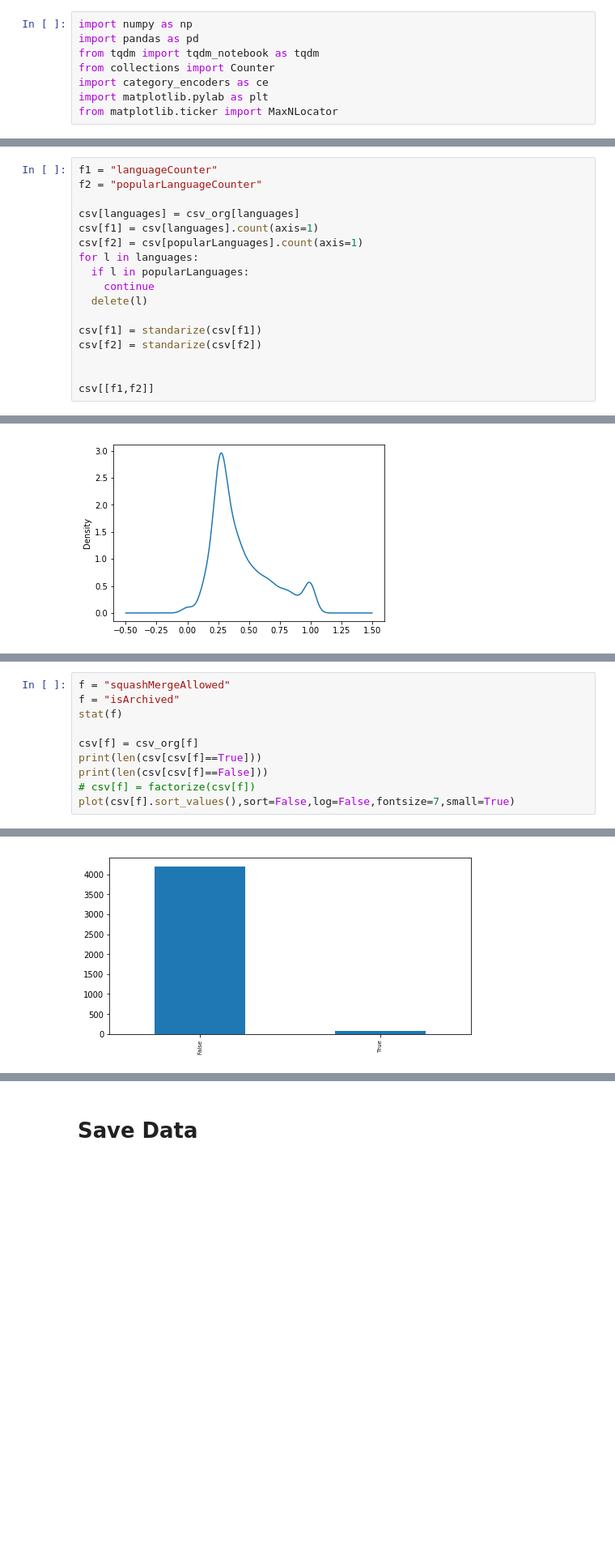
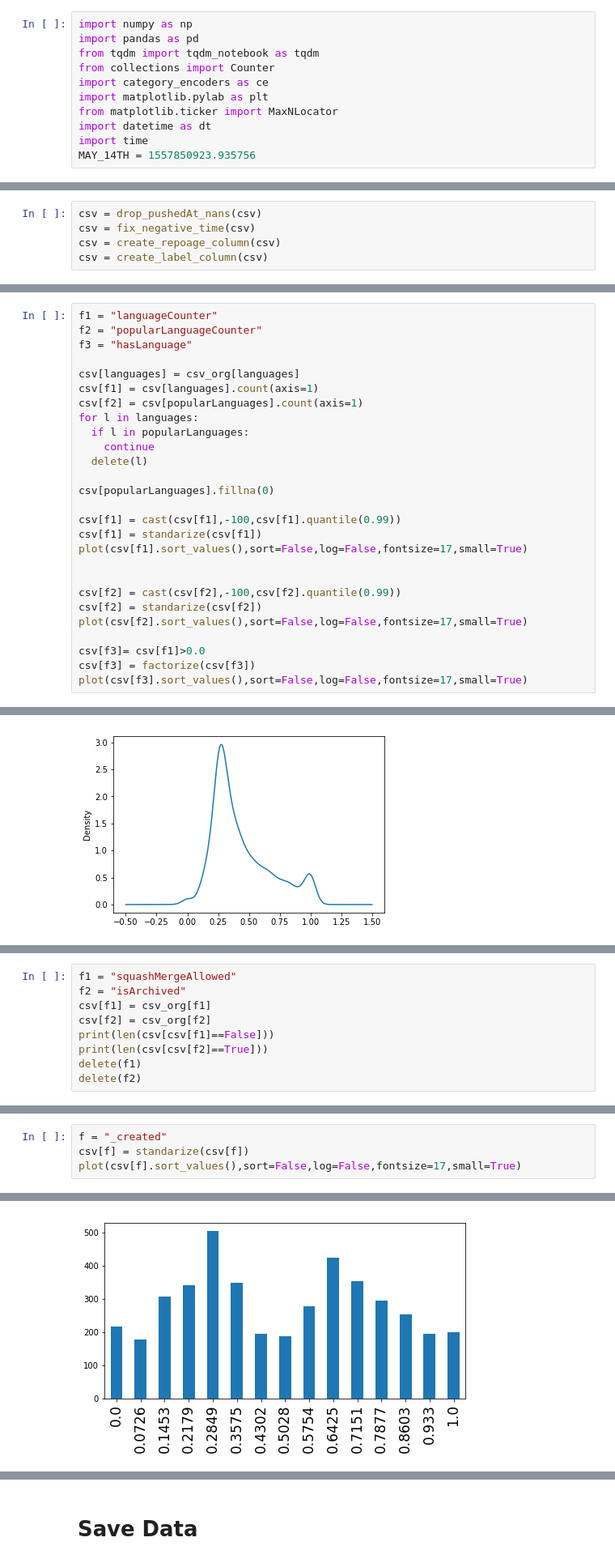
Before and after one commit to SaxMan96/GitHub-API-BigData, a Jupyter notebook: Copy_of_data_extraction.ipynb, the cells around one changed output, grey strips where cells are left out. Shown: that part at 81% size. Saved outputs shown, nothing was run; the diff lists cells and outputs as text; blank space fills up the shorter version.

```diff
--- a/Copy_of_data_extraction.ipynb
+++ b/Copy_of_data_extraction.ipynb
@@ -23,6 +23,9 @@ from collections import Counter
 import category_encoders as ce
 import matplotlib.pylab as plt
 from matplotlib.ticker import MaxNLocator
+import datetime as dt
+import time
+MAY_14TH = 1557850923.935756
 # %% [markdown]
 # Defines
 # %%
@@ -153,4 +181,9 @@ Max NaNs in column left:  4285
 Columns left after Nans removed:  221
 # %% [markdown]
 # Data Preprocessing
+# %%
+csv = drop_pushedAt_nans(csv)
+csv = fix_negative_time(csv)
+csv = create_repoage_column(csv)
+csv = create_label_column(csv)
 # %%
@@ -178,6 +211,7 @@ C++      15.0 %
 # %%
 f1 = "languageCounter"
 f2 = "popularLanguageCounter"
+f3 = "hasLanguage"
 
 csv[languages] = csv_org[languages]
 csv[f1] = csv[languages].count(axis=1)
@@ -187,9 +221,18 @@ for l in languages:
     continue
   delete(l)
 
+csv[popularLanguages].fillna(0)
+
+csv[f1] = cast(csv[f1],-100,csv[f1].quantile(0.99))
 csv[f1] = standarize(csv[f1])
-csv[f2] = standarize(csv[f2])
+plot(csv[f1].sort_values(),sort=False,log=False,fontsize=17,small=True)
 
 
-csv[[f1,f2]]
+csv[f2] = cast(csv[f2],-100,csv[f2].quantile(0.99))
+csv[f2] = standarize(csv[f2])
+plot(csv[f2].sort_values(),sort=False,log=False,fontsize=17,small=True)
+
+csv[f3]= csv[f1]>0.0
+csv[f3] = factorize(csv[f3])
+plot(csv[f3].sort_values(),sort=False,log=False,fontsize=17,small=True)
 # %% [output]
@@ -258,0 +279,9 @@ delete(f)
+# %%
+f1 = "squashMergeAllowed"
+f2 = "isArchived"
+csv[f1] = csv_org[f1]
+csv[f2] = csv_org[f2]
+print(len(csv[csv[f1]==False]))
+print(len(csv[csv[f2]==True]))
+delete(f1)
+delete(f2)
@@ -259,11 +291,5 @@ delete(f)
 # %%
-f = "squashMergeAllowed"
-f = "isArchived"
-stat(f)
-
-csv[f] = csv_org[f]
-print(len(csv[csv[f]==True]))
-print(len(csv[csv[f]==False]))
-# csv[f] = factorize(csv[f])
-plot(csv[f].sort_values(),sort=False,log=False,fontsize=7,small=True)
+f = "_created"
+csv[f] = standarize(csv[f])
+plot(csv[f].sort_values(),sort=False,log=False,fontsize=17,small=True)
 # %% [output]
@@ -278 +296 @@ vals per class: 2143.0
-[figure, old version]
+[figure, new version]
```
Also changed, not shown: parts of 184 cells of this notebook.
